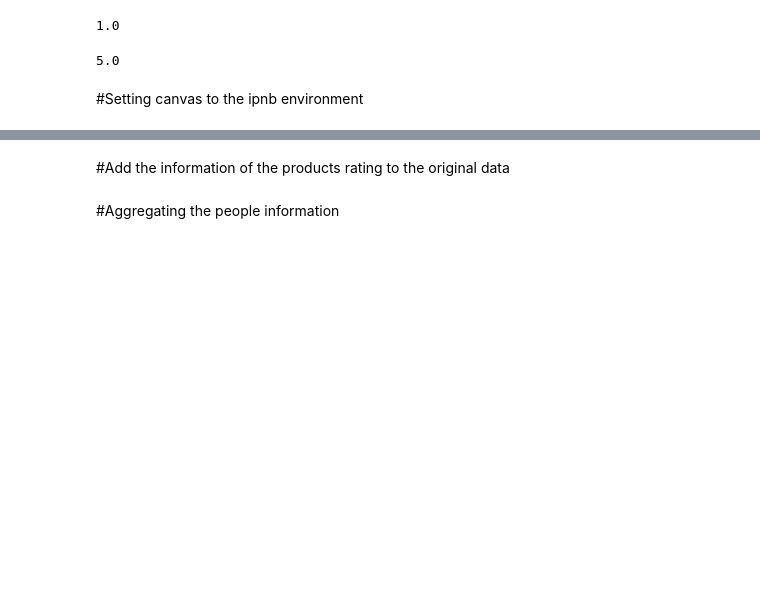
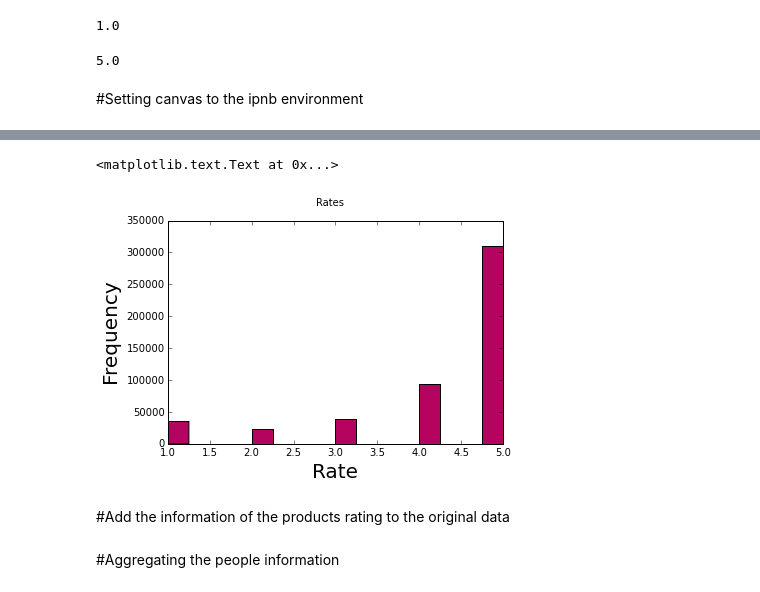
Before and after one commit to AshkanBalouchi/Data_Incubator_Challenge_Project_2016, a Jupyter notebook: Presentation.ipynb, the cells around one changed output, grey strips where cells are left out. Saved outputs shown, nothing was run; the diff lists cells and outputs as text; code cells hidden in the pictures; blank space fills up the shorter version.

```diff
--- a/Presentation.ipynb
+++ b/Presentation.ipynb
@@ -91,5 +99,13 @@ products['Mean_Rate'].show()
 # %%
 Review_Musical_Instruments['overall'].show()
+# %%
+plot=plt.hist(Review_Musical_Instruments['overall'],color='#B4045F',bins=16)
+plt.xlabel(r'Rate',fontsize=20)
+plt.ylabel(r'Frequency',fontsize=20)
+plt.suptitle('Rates',fontsize=10)
+# %% [output]
+<matplotlib.text.Text at 0x...>
+[figure, added]
 # %% [markdown]
 #Add the information of the products rating to the original data
 # %%
```
Also changed, not shown: parts of 18 cells of this notebook, 1 other file.
